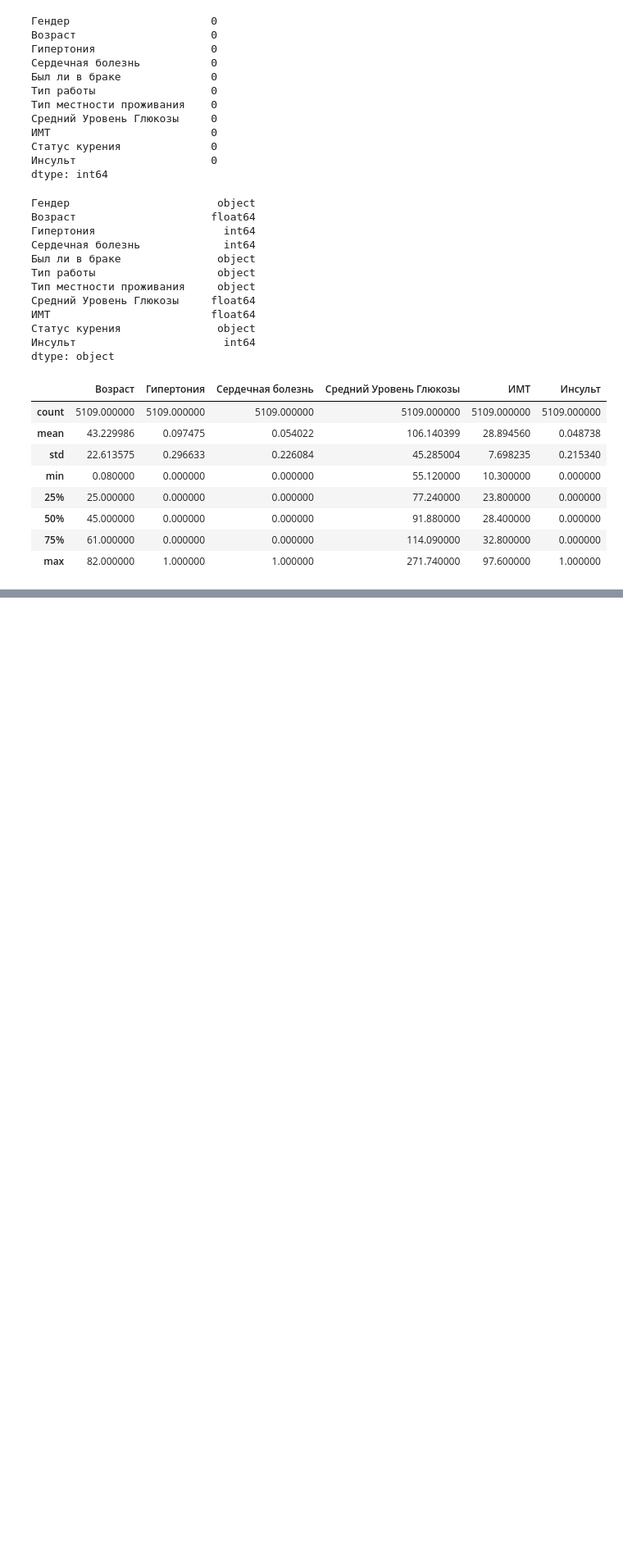
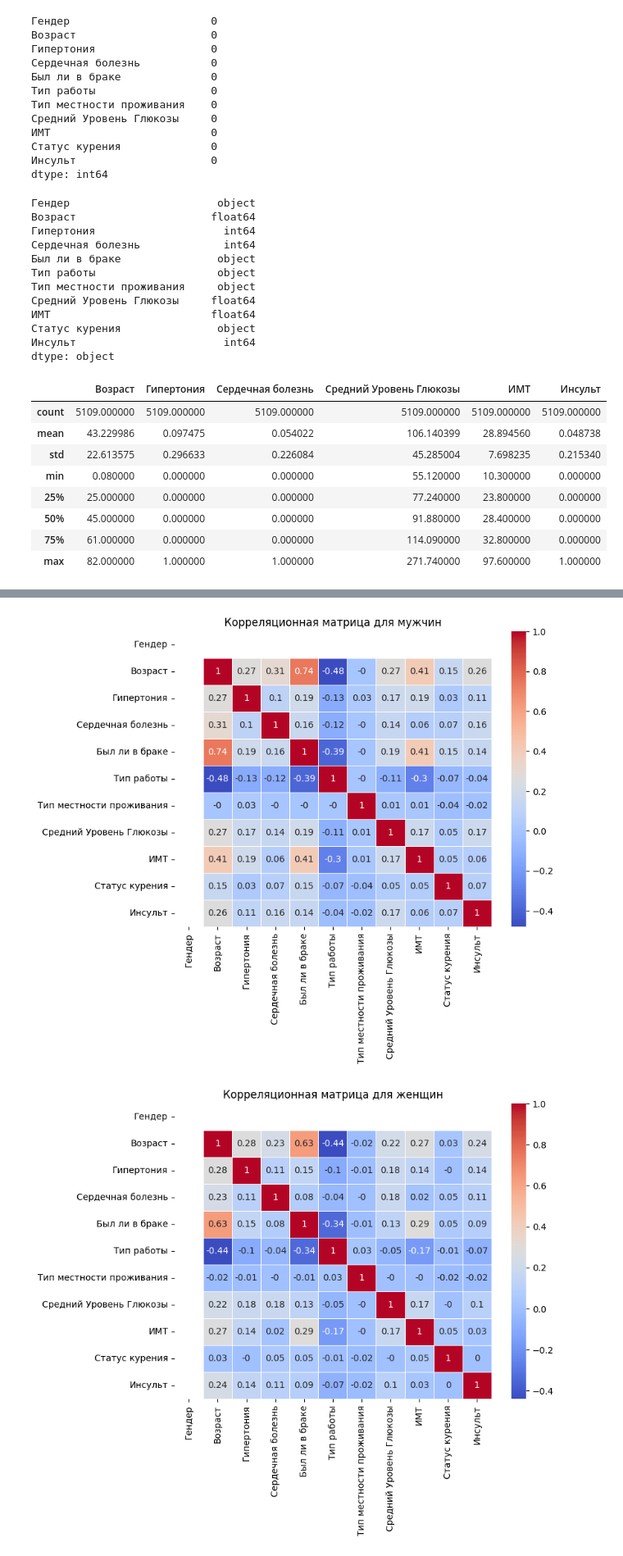
Before and after one commit to OkejoTM/132, a Jupyter notebook: 1.ipynb, the cells around one changed output, grey strips where cells are left out. Shown at 82% size. Cells and saved outputs as stored; diff of their text form; code cells hidden in the pictures; blank space fills up the shorter version.

```diff
--- a/1.ipynb
+++ b/1.ipynb
@@ -96,0 +137,38 @@ data.describe()
+# %%
+male_data = data[data['Гендер'] == 1]  # Выберите только мужчин
+female_data = data[data['Гендер'] == 0]  # Выберите только женщин
+smoker_data = data[data['Статус курения'] == 3]  # Выберите только курящих
+non_smoker_data = data[data['Статус курения'] == 0]  # Выберите только некурящих
+# average_level_glukoza_data = data[data['Средний Уровень Глюкозы']]
+
+male_correlation_matrix = male_data.corr().round(2)
+female_correlation_matrix = female_data.corr().round(2)
+smoker_correlation_matrix = smoker_data.corr().round(2)
+non_smoker_correlation_matrix = non_smoker_data.corr().round(2)
+# glukoza_coorelation_matrix = average_level_glukoza_data.corr().round(2)
+
+plt.figure(figsize=(8, 6))
+sb.heatmap(male_correlation_matrix, annot=True, cmap='coolwarm', linewidths=0.5)
+plt.title('Корреляционная матрица для мужчин')
+plt.show()
+
+# Для женщин
+plt.figure(figsize=(8, 6))
+sb.heatmap(female_correlation_matrix, annot=True, cmap='coolwarm', linewidths=0.5)
+plt.title('Корреляционная матрица для женщин')
+plt.show()
+
+# Для курящих
+plt.figure(figsize=(8, 6))
+sb.heatmap(smoker_correlation_matrix, annot=True, cmap='coolwarm', linewidths=0.5)
+plt.title('Корреляционная матрица для курящих')
+plt.show()
+
+# Для некурящих
+plt.figure(figsize=(8, 6))
+sb.heatmap(non_smoker_correlation_matrix, annot=True, cmap='coolwarm', linewidths=0.5)
+plt.title('Корреляционная матрица для некурящих')
+plt.show()
+# %% [output]
+[figure, added]
+[figure, added]
```
Also changed, not shown: parts of 7 cells of this notebook.
